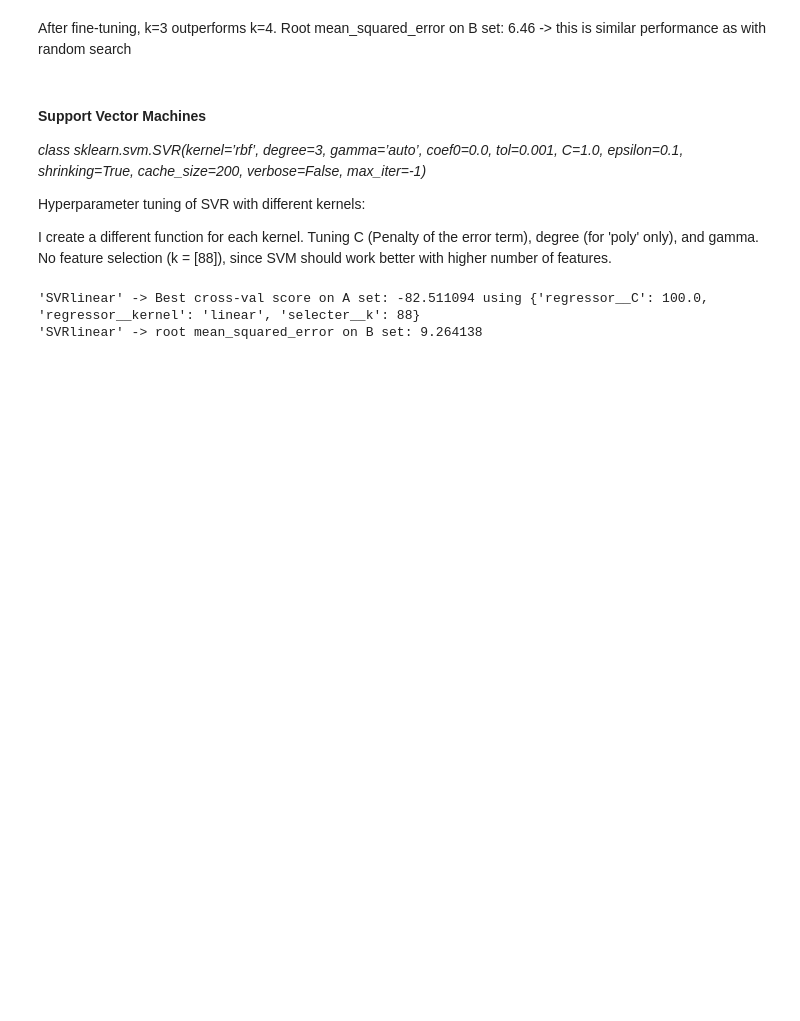
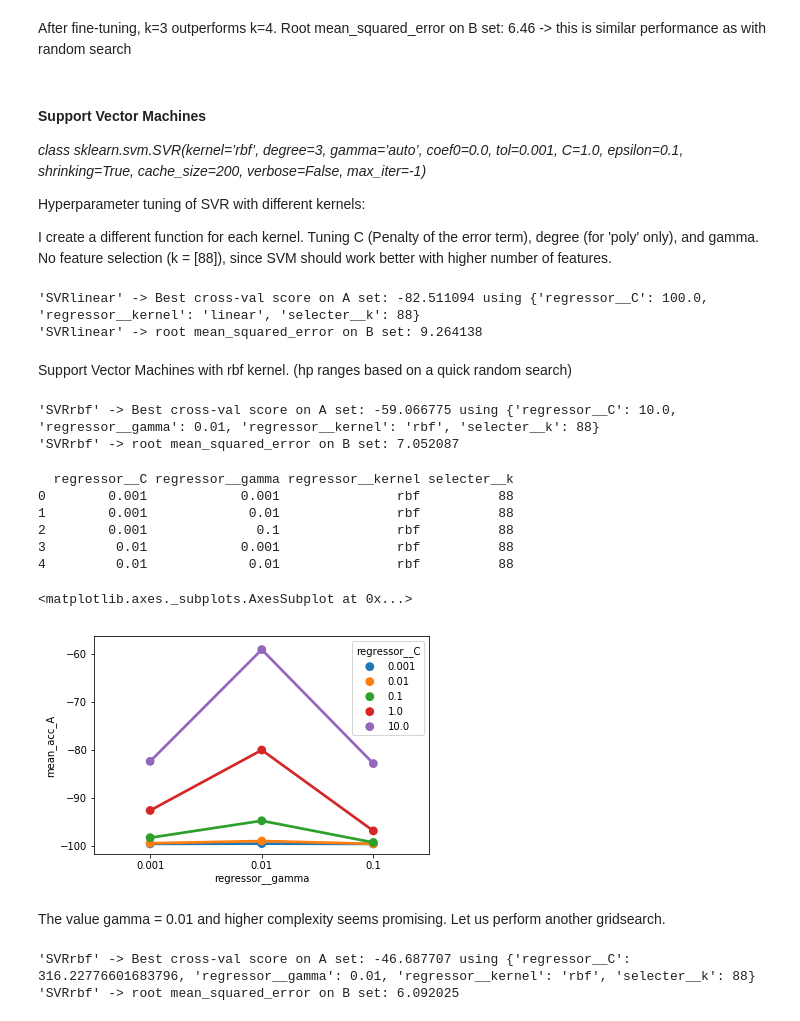
Before and after one commit to laufergall/ML_Speaker_Characteristics, a Jupyter notebook: regression/evaluating_regression_each_SC.ipynb, the cells around one changed output. Drawn from its saved outputs; the diff is of its cells as text; code cells hidden in the pictures; blank space fills up the shorter version.

Commit message:
reg tuning single SC

```diff
--- a/regression/evaluating_regression_each_SC.ipynb
+++ b/regression/evaluating_regression_each_SC.ipynb
@@ -466,34 +468,90 @@ trained_all.append(trained)
 # %% [output]
 'SVRlinear' -> Best cross-val score on A set: -82.511094 using {'regressor__C': 100.0, 'regressor__kernel': 'linear', 'selecter__k': 88}
 'SVRlinear' -> root mean_squared_error on B set: 9.264138
+# %% [markdown]
+Support Vector Machines with rbf kernel. (hp ranges based on a quick random search)
+# %%
+from sklearn.svm import SVR
+
+"""
+Support Vector Machines with rbf kernel
+"""
+def get_SVRrbf2tune():
+
+    model = SVR()
+    hp = dict(
+        regressor__C = np.logspace(-3,1,num=5),
+        regressor__kernel = ['rbf'],
+        regressor__gamma = np.logspace(-3,-1,num=3)
+    )
+    return 'SVRrbf', model, hp
+
+
+# tune with poly kernel
+tuning, trained = hp_tuner(AX, BX, Ay, By,
+                           [get_SVRrbf2tune],
+                           target_trait,
+                           feats_names,
+                           [88],
+                           'grid',
+                           n_iter=30 # ignored
+                          )
+# %% [output]
+'SVRrbf' -> Best cross-val score on A set: -59.066775 using {'regressor__C': 10.0, 'regressor__gamma': 0.01, 'regressor__kernel': 'rbf', 'selecter__k': 88}
+'SVRrbf' -> root mean_squared_error on B set: 7.052087
+# %%
+# open generated file with results of fitting GridSearchCV
+
+sgrid = pd.read_csv(r'.\data_while_tuning\SVRrbf_'+target_trait+'_tuning.csv')
+
+# params to dataframe
+params_dict = sgrid['params'].apply(lambda x: literal_eval(x) ).to_dict()
+params_df = pd.DataFrame(data = params_dict).transpose()
+print(params_df.head())
+
+# plot acc vs. params
+sns.pointplot(x='regressor__gamma', y='mean_acc_A',hue='regressor__C', data=sgrid.join(params_df))
+# %% [output]
+  regressor__C regressor__gamma regressor__kernel selecter__k
+0        0.001            0.001               rbf          88
+1        0.001             0.01               rbf          88
+2        0.001              0.1               rbf          88
+3         0.01            0.001               rbf          88
+4         0.01             0.01               rbf          88
+<matplotlib.axes._subplots.AxesSubplot at 0x...>
+[figure, added]
+# %% [markdown]
+The value gamma = 0.01 and higher complexity seems promising. Let us perform another gridsearch.
 # %%
 from sklearn.svm import SVR
 
 """
-Support Vector Machines with poly kernel
+Support Vector Machines with rbf kernel
 """
-def get_SVRpoly2tune():
+def get_SVRrbf2tune():
 
     model = SVR()
     hp = dict(
-        regressor__C = np.logspace(-5,2,num=8),
-        regressor__kernel = ['poly'],
-        regressor__degree = [2,3],
-        regressor__gamma = np.logspace(-3,3,num=7)
+        regressor__C = np.logspace(1,4,num=5),
+        regressor__kernel = ['rbf'],
+        regressor__gamma = [0.01]
     )
-    return 'SVRpoly', model, hp
+    return 'SVRrbf', model, hp
 
 
 # tune with poly kernel
 tuning, trained = hp_tuner(AX, BX, Ay, By,
-                           [get_SVRpoly2tune],
+                           [get_SVRrbf2tune],
                            target_trait,
                            feats_names,
                            [88],
-                           'random',
-                           n_iter=10
+                           'grid',
+                           n_iter=30 # ignored
                           )
 
 # # update lists of tuning info and trained classifiers
 # tuning_all = tuning_all.append(tuning, ignore_index=True)
 # trained_all.append(trained)
+# %% [output]
+'SVRrbf' -> Best cross-val score on A set: -46.687707 using {'regressor__C': 316.22776601683796, 'regressor__gamma': 0.01, 'regressor__kernel': 'rbf', 'selecter__k': 88}
+'SVRrbf' -> root mean_squared_error on B set: 6.092025
```
Also changed, not shown: parts of 4 cells of this notebook, 2 other files.
